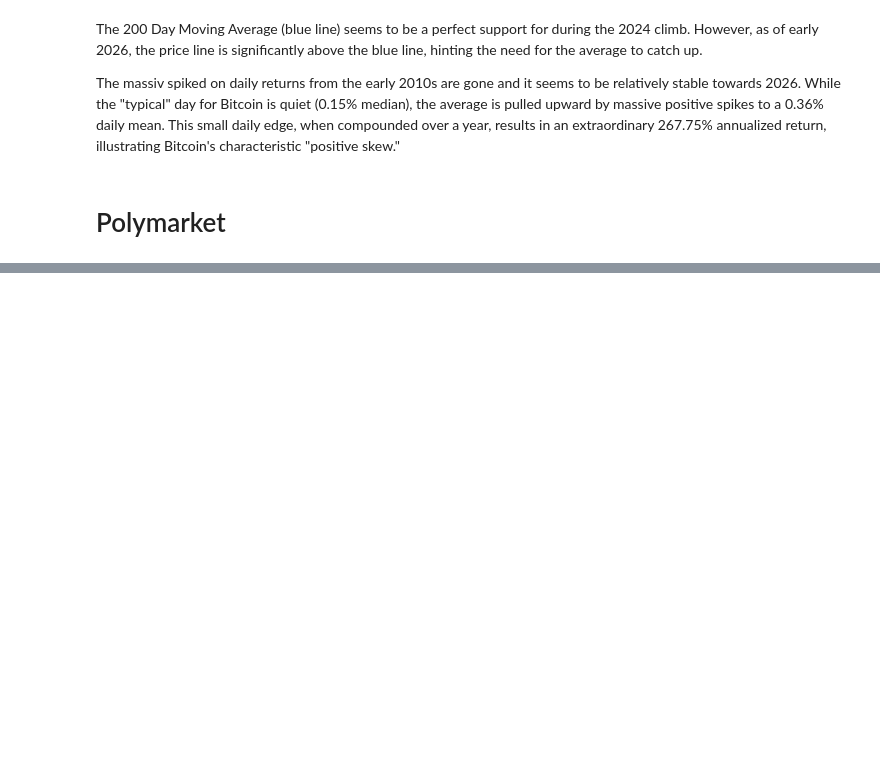
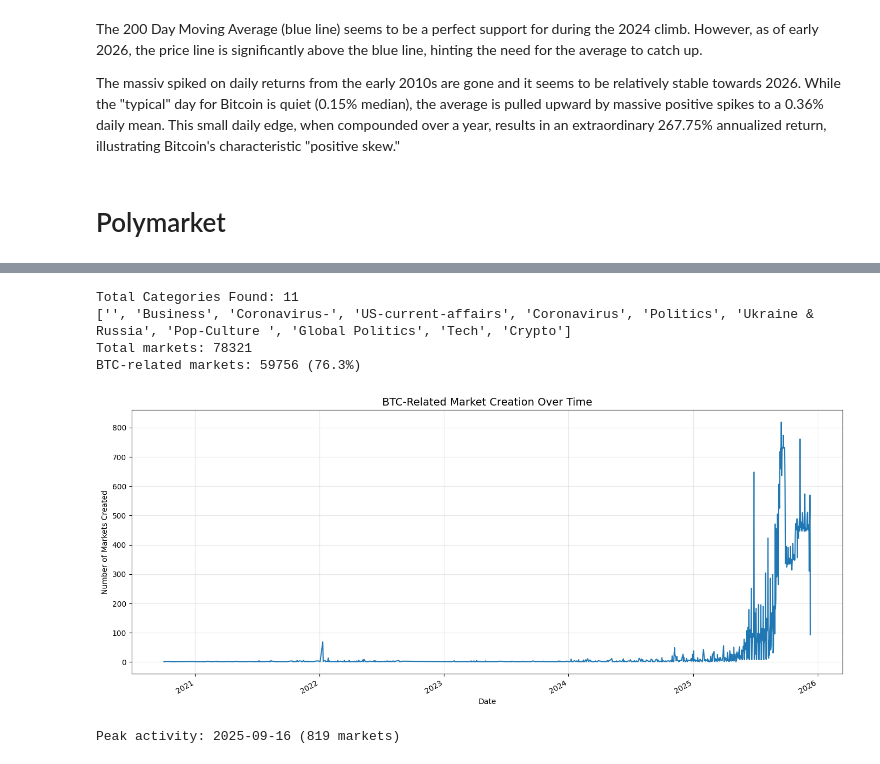
Before and after one commit to gurungkshitij/bitcoin-analytics-capstone, a Jupyter notebook: eda/EDA.ipynb, the cells around one changed output, grey strips where cells are left out. Cells and saved outputs as stored; diff of their text form; code cells hidden in the pictures; blank space fills up the shorter version.

```diff
--- a/eda/EDA.ipynb
+++ b/eda/EDA.ipynb
@@ -395,0 +342,55 @@ shape: (5, 10)
+# %%
+# Extract unique categories values
+unique_categories = markets_df["category"].unique().to_list()
+print(f"Total Categories Found: {len(unique_categories)}")
+print(unique_categories)
+
+# Define keywords and target categories
+btc_keywords = ['BTC', 'Bitcoin', 'Crypto', 'ETH', 'Ethereum', 'Solana', 'SOL',
+    'ETF', 'SEC', 'Fed', 'Stablecoin', 'RWA', 'Tokenization',
+    'AI Agent', 'Memecoin', 'Binance', 'Coinbase']
+target_categories = ["Crypto", "Business", "Politics"]
+
+# Filter markets dataset to keep BTC related data
+btc_markets = markets_df.filter(
+    (pl.col("category").is_in(target_categories)) |
+    (pl.col("question").str.contains_any(btc_keywords, ascii_case_insensitive=True))
+)
+
+print(f"Total markets: {len(markets_df)}")
+print(f"BTC-related markets: {len(btc_markets)} ({len(btc_markets)/len(markets_df)*100:.1f}%)")
+# %% [output]
+Total Categories Found: 11
+['', 'Business', 'Coronavirus-', 'US-current-affairs', 'Coronavirus', 'Politics', 'Ukraine & Russia', 'Pop-Culture ', 'Global Politics', 'Tech', 'Crypto']
+Total markets: 78321
+BTC-related markets: 59756 (76.3%)
+# %%
+# Create the date-only column
+btc_markets = btc_markets.with_columns(
+    pl.col("created_at").dt.date().alias("created_date"))
+
+# Group by the date and count occurrences
+daily_creation = (
+    btc_markets.group_by("created_date")
+    .count()
+    .sort("created_date")
+)
+
+# Convert to Pandas for plotting
+plot_data = daily_creation.to_pandas().set_index("created_date")
+fig, ax = plt.subplots(figsize=(14, 6))
+plot_data["count"].plot(ax=ax, linewidth=1.5)
+
+ax.set_title('BTC-Related Market Creation Over Time', fontsize=14)
+ax.set_xlabel('Date')
+ax.set_ylabel('Number of Markets Created')
+ax.grid(True, alpha=0.3)
+plt.tight_layout()
+plt.show()
+
+# Find Peak Activity
+peak_row = daily_creation.sort("count", descending=True).head(1)
+print(f"\nPeak activity: {peak_row['created_date'][0]} ({peak_row['count'][0]} markets)")
+# %% [output]
+[figure, added]
+Peak activity: 2025-09-16 (819 markets)
```
Also changed, not shown: parts of 30 cells of this notebook, 1 other file.
